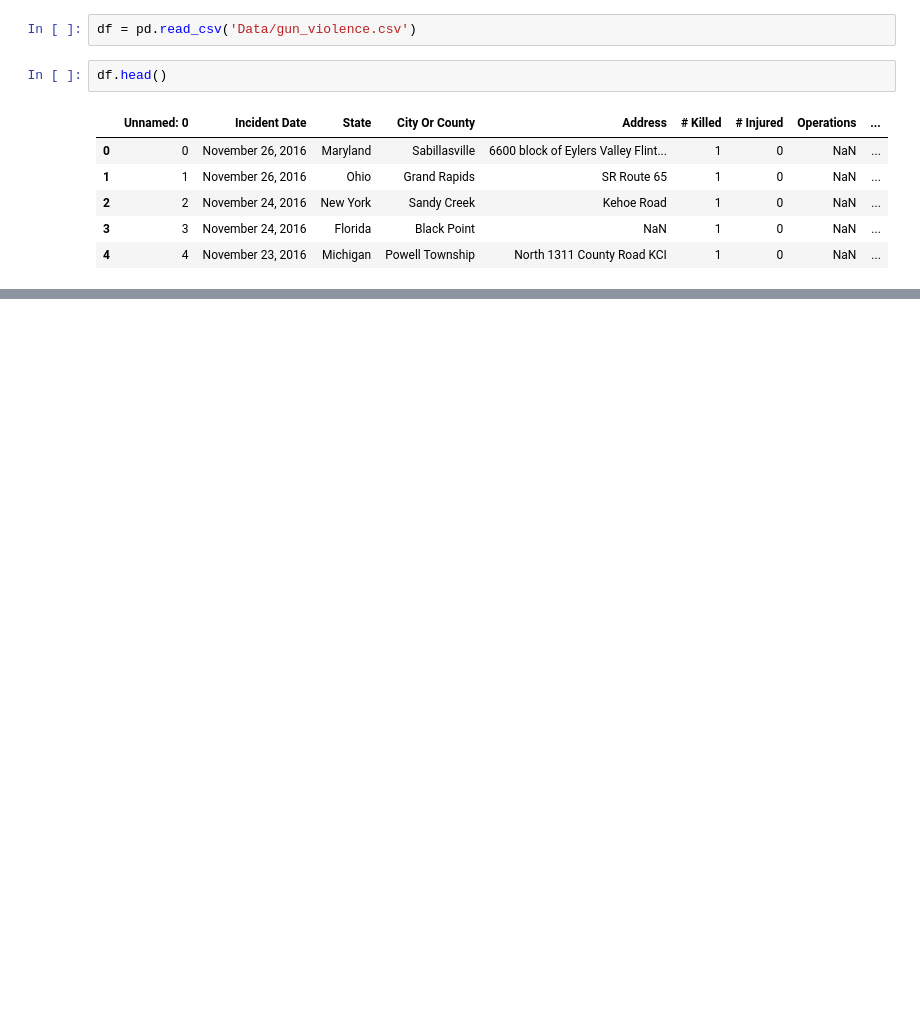
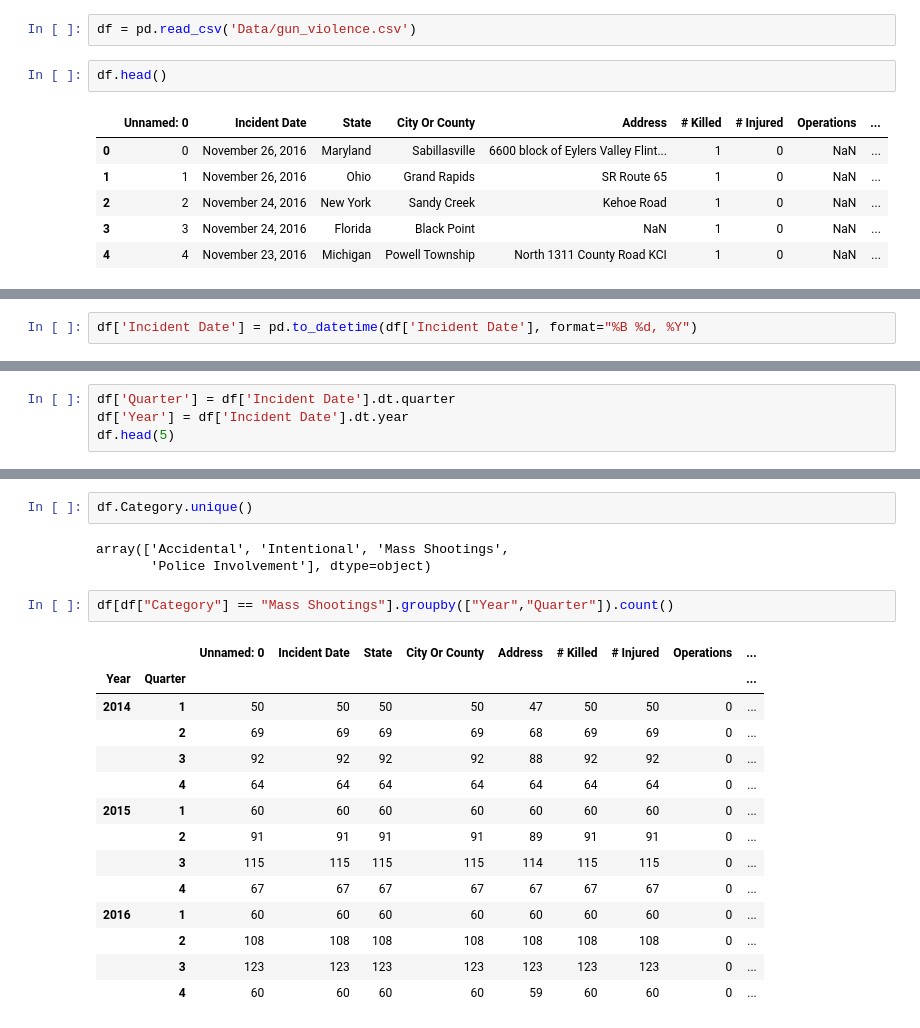
Before and after one commit to kwright76/Gun-Violence-Analysis, a Jupyter notebook: First Version.ipynb, the cells around one changed output, grey strips where cells are left out. Saved outputs shown, nothing was run; the diff lists cells and outputs as text; blank space fills up the shorter version.

```diff
--- a/First Version.ipynb
+++ b/First Version.ipynb
@@ -27,0 +78,2 @@ df.head()
+# %%
+df['Incident Date'] = pd.to_datetime(df['Incident Date'], format="%B %d, %Y")
@@ -27,0 +89,4 @@ df.head()
+# %%
+df['Quarter'] = df['Incident Date'].dt.quarter
+df['Year'] = df['Incident Date'].dt.year
+df.head(5)
@@ -27,0 +100,22 @@ df.head()
+# %%
+df.Category.unique()
+# %% [output]
+array(['Accidental', 'Intentional', 'Mass Shootings',
+       'Police Involvement'], dtype=object)
+# %%
+df[df["Category"] == "Mass Shootings"].groupby(["Year","Quarter"]).count()
+# %% [output]
+|  |  | Unnamed: 0 | Incident Date | State | City Or County | Address | # Killed | # Injured | Operations | ... |
+| Year | Quarter |  |  |  |  |  |  |  |  | ... |
+| 2014 | 1 | 50 | 50 | 50 | 50 | 47 | 50 | 50 | 0 | ... |
+|  | 2 | 69 | 69 | 69 | 69 | 68 | 69 | 69 | 0 | ... |
+|  | 3 | 92 | 92 | 92 | 92 | 88 | 92 | 92 | 0 | ... |
+|  | 4 | 64 | 64 | 64 | 64 | 64 | 64 | 64 | 0 | ... |
+| 2015 | 1 | 60 | 60 | 60 | 60 | 60 | 60 | 60 | 0 | ... |
+|  | 2 | 91 | 91 | 91 | 91 | 89 | 91 | 91 | 0 | ... |
+|  | 3 | 115 | 115 | 115 | 115 | 114 | 115 | 115 | 0 | ... |
+|  | 4 | 67 | 67 | 67 | 67 | 67 | 67 | 67 | 0 | ... |
+| 2016 | 1 | 60 | 60 | 60 | 60 | 60 | 60 | 60 | 0 | ... |
+|  | 2 | 108 | 108 | 108 | 108 | 108 | 108 | 108 | 0 | ... |
+|  | 3 | 123 | 123 | 123 | 123 | 123 | 123 | 123 | 0 | ... |
+|  | 4 | 60 | 60 | 60 | 60 | 59 | 60 | 60 | 0 | ... |
```
Also changed, not shown: parts of 15 cells of this notebook.
